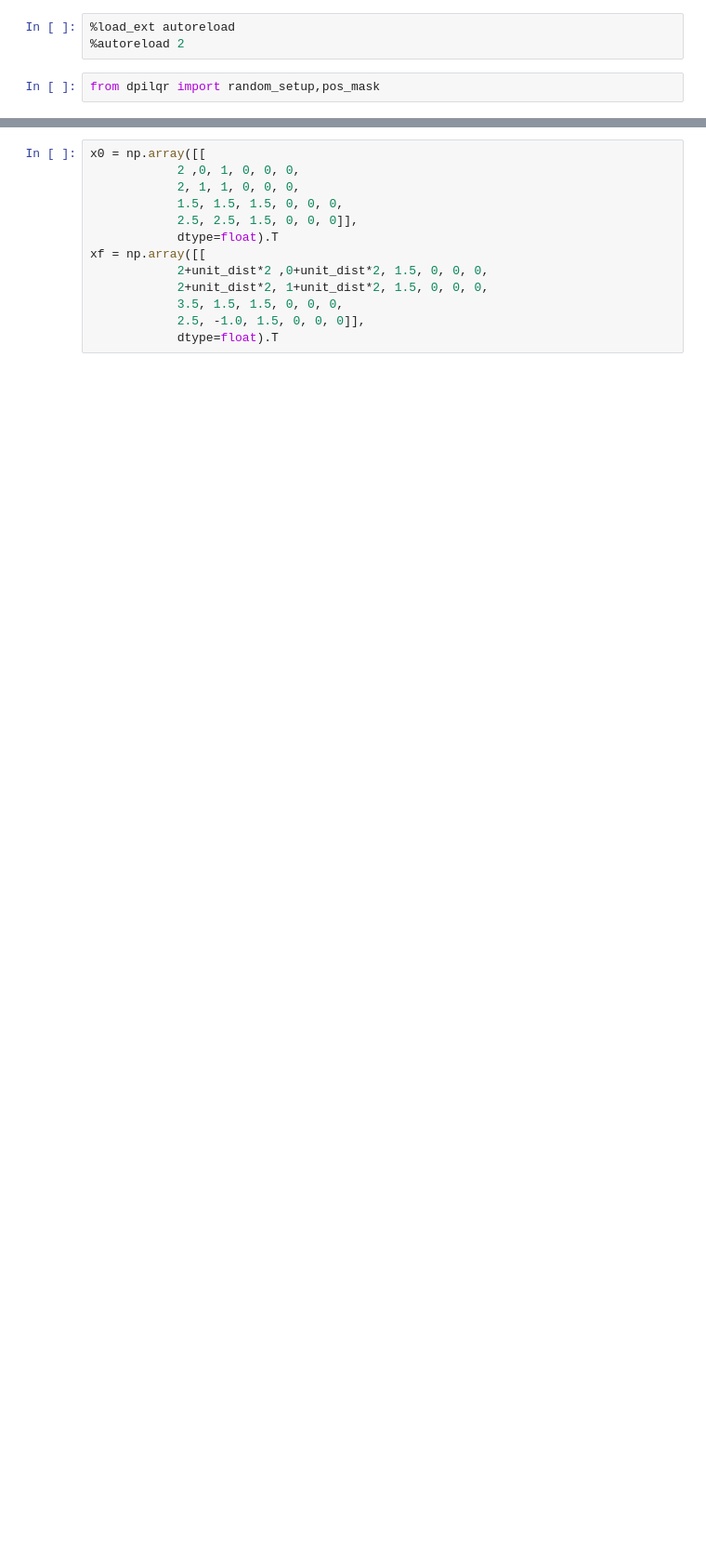
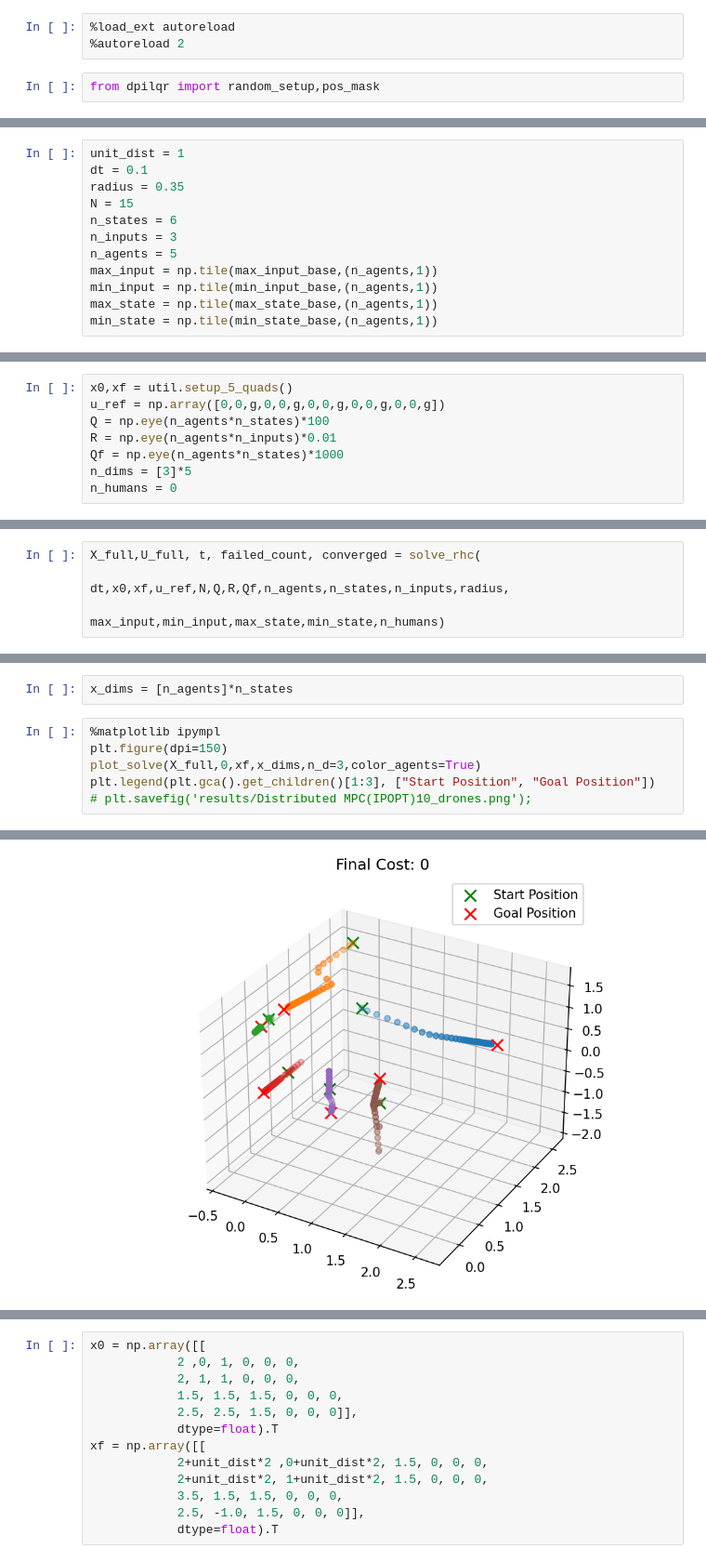
Before and after one commit to labicon/Potential-ADMM_code, a Jupyter notebook: distributed_mpc/analysis/multi_drone_analysis.ipynb, the cells around one changed output, grey strips where cells are left out. Shown at 93% size. Drawn from its saved outputs; the diff is of its cells as text; blank space fills up the shorter version.

Commit message:
added SCP results

```diff
--- a/distributed_mpc/analysis/multi_drone_analysis.ipynb
+++ b/distributed_mpc/analysis/multi_drone_analysis.ipynb
@@ -21,0 +58,12 @@ data_5_centralized = np.load('5_drones_centralized_sim_data.npy')
+# %%
+unit_dist = 1
+dt = 0.1
+radius = 0.35
+N = 15
+n_states = 6
+n_inputs = 3
+n_agents = 5
+max_input = np.tile(max_input_base,(n_agents,1))
+min_input = np.tile(min_input_base,(n_agents,1))
+max_state = np.tile(max_state_base,(n_agents,1))
+min_state = np.tile(min_state_base,(n_agents,1))
@@ -21,0 +72,8 @@ data_5_centralized = np.load('5_drones_centralized_sim_data.npy')
+# %%
+x0,xf = util.setup_5_quads()
+u_ref = np.array([0,0,g,0,0,g,0,0,g,0,0,g,0,0,g])
+Q = np.eye(n_agents*n_states)*100
+R = np.eye(n_agents*n_inputs)*0.01
+Qf = np.eye(n_agents*n_states)*1000
+n_dims = [3]*5
+n_humans = 0
@@ -21,0 +92,4 @@ data_5_centralized = np.load('5_drones_centralized_sim_data.npy')
+# %%
+X_full,U_full, t, failed_count, converged = solve_rhc(
+                                            dt,x0,xf,u_ref,N,Q,R,Qf,n_agents,n_states,n_inputs,radius,
+                                            max_input,min_input,max_state,min_state,n_humans)
@@ -21,0 +126,9 @@ data_5_centralized = np.load('5_drones_centralized_sim_data.npy')
+# %%
+x_dims = [n_agents]*n_states
+# %%
+%matplotlib ipympl
+plt.figure(dpi=150)
+plot_solve(X_full,0,xf,x_dims,n_d=3,color_agents=True)
+plt.legend(plt.gca().get_children()[1:3], ["Start Position", "Goal Position"])
+# plt.savefig('results/Distributed MPC(IPOPT)10_drones.png');
+# %% [output]
@@ -21,0 +136 @@ data_5_centralized = np.load('5_drones_centralized_sim_data.npy')
+[figure, added]
```
Also changed, not shown: parts of 66 cells of this notebook, 33 other files.
